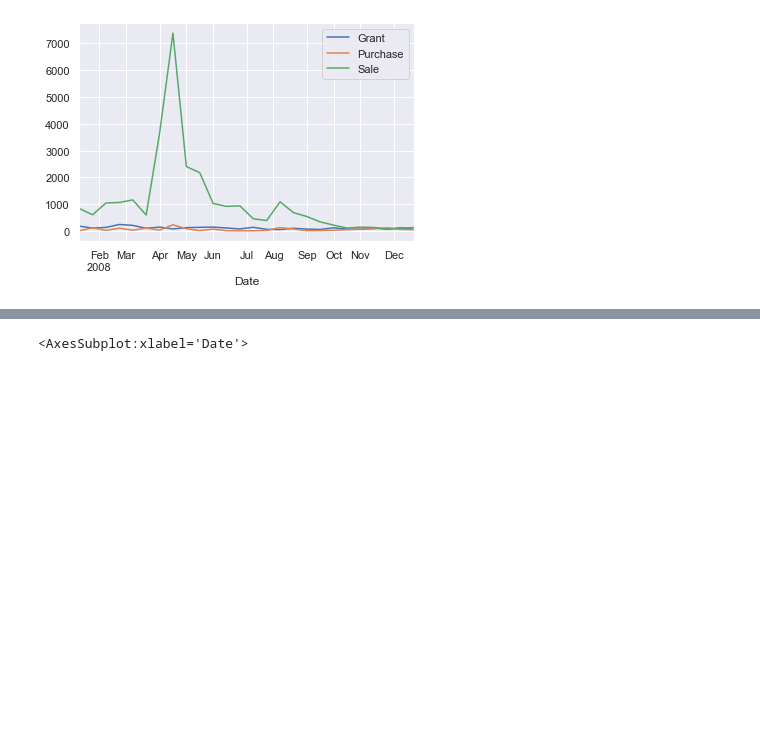
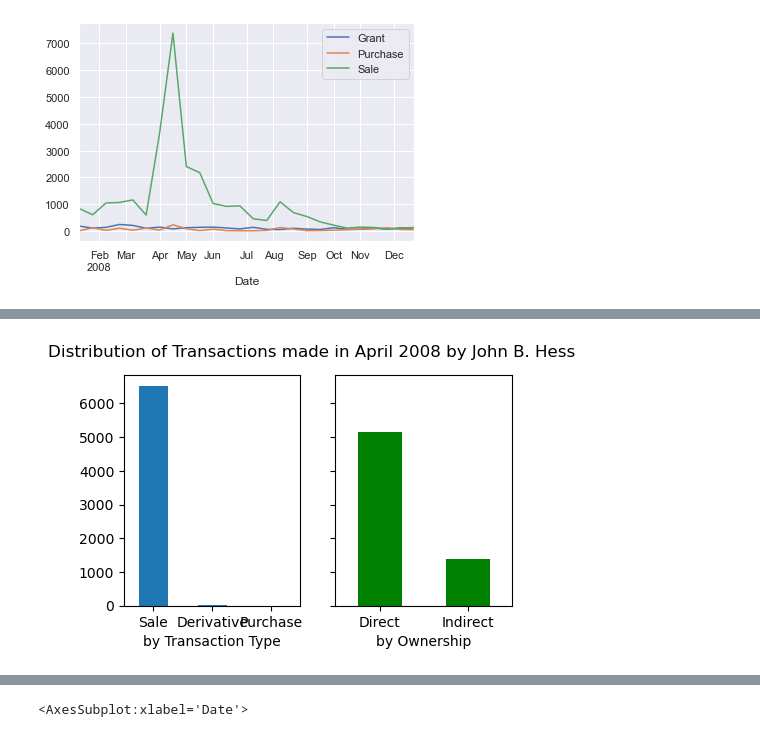
Before and after one commit to oongjiexiang/URECA-Research, a Jupyter notebook: Exploratory Analysis.ipynb, the cells around one changed output, grey strips where cells are left out. Cells and saved outputs as stored; diff of their text form; code cells hidden in the pictures; blank space fills up the shorter version.

```diff
--- a/Exploratory Analysis.ipynb
+++ b/Exploratory Analysis.ipynb
@@ -666,0 +722,13 @@ plt.legend(["Grant", "Purchase", "Sale"]);
+# %%
+# Sales are the most
+f, axes = plt.subplots(1, 2, figsize = (10, 5), sharey = True)
+plt.suptitle("Distribution of Transactions made in April 2008 by John B. Hess");
+hes.code.value_counts().plot(kind = 'bar', figsize = (5, 3), ax = axes[0], rot = 0);
+hes.direct_ownership.value_counts().plot(kind = 'bar', color = 'green', ax = axes[1], rot = 0)
+
+axes[0].set_xticklabels(['Sale', 'Derivative', 'Purchase']);
+axes[0].set_xlabel('by Transaction Type')
+axes[1].set_xticklabels(['Direct', 'Indirect']);
+axes[1].set_xlabel('by Ownership');
+# %% [output]
+[figure, added]
```
Also changed, not shown: parts of 39 cells of this notebook, 2 other files.
